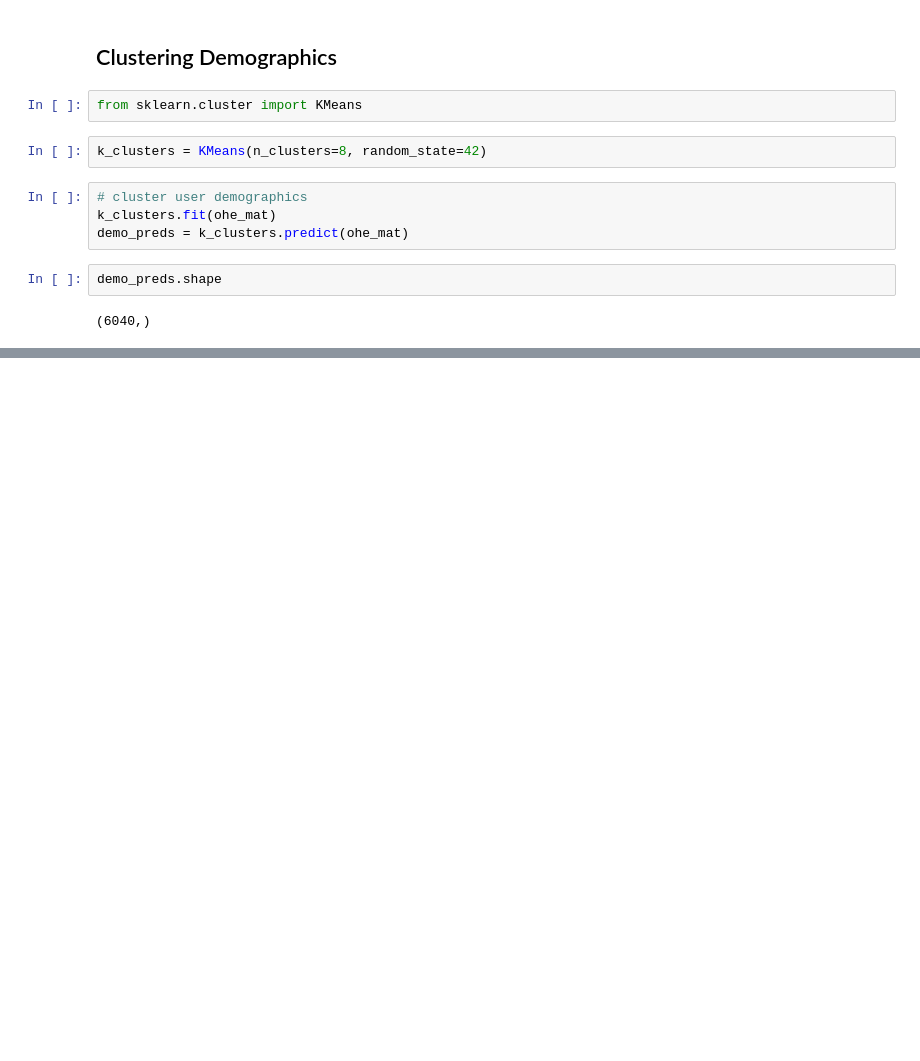
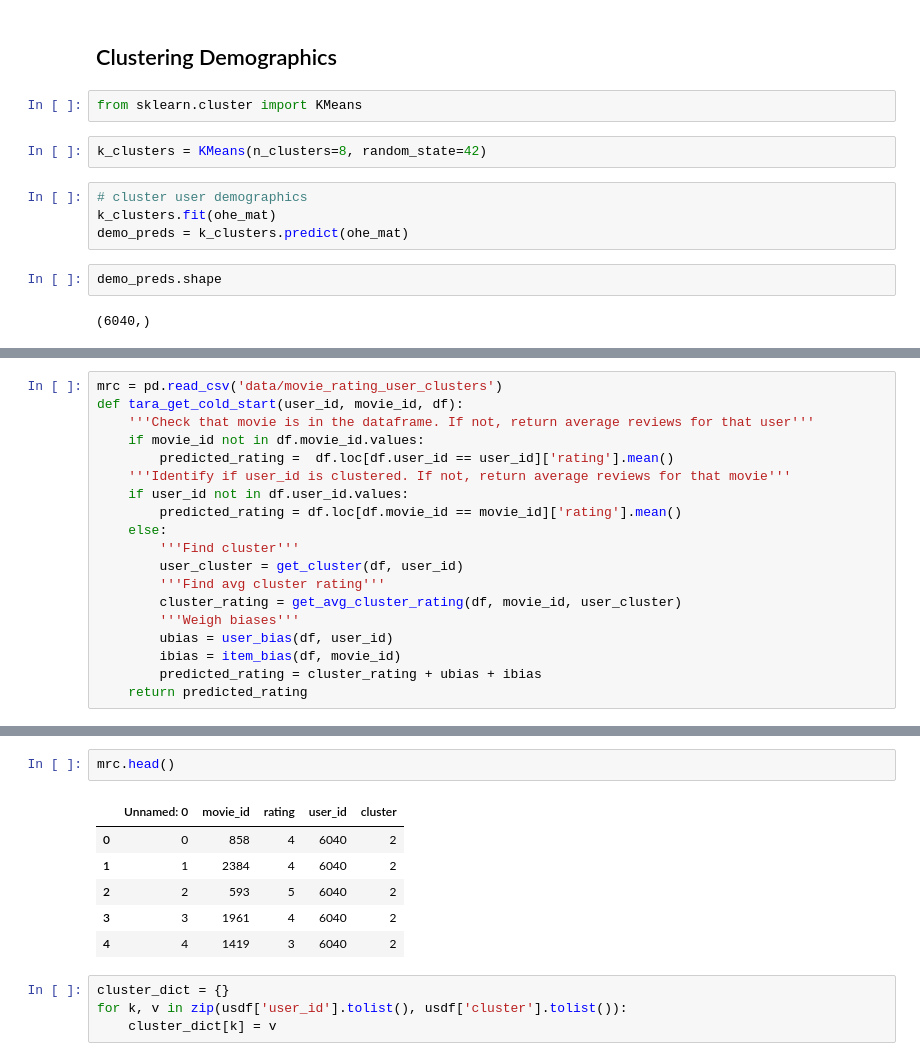
Before and after one commit to tsgreenwood-flatiron-data-science/recommendation-case-study, a Jupyter notebook: tara_eda.ipynb, the cells around one changed output, grey strips where cells are left out. Saved outputs shown, nothing was run; the diff lists cells and outputs as text; blank space fills up the shorter version.

```diff
--- a/tara_eda.ipynb
+++ b/tara_eda.ipynb
@@ -506,0 +439,19 @@ show(ratings_table)
+# %%
+mrc = pd.read_csv('data/movie_rating_user_clusters')
+def tara_get_cold_start(user_id, movie_id, df):
+    '''Check that movie is in the dataframe. If not, return average reviews for that user'''
+    if movie_id not in df.movie_id.values:
+        predicted_rating =  df.loc[df.user_id == user_id]['rating'].mean()
+    '''Identify if user_id is clustered. If not, return average reviews for that movie'''
+    if user_id not in df.user_id.values:
+        predicted_rating = df.loc[df.movie_id == movie_id]['rating'].mean()
+    else:
+        '''Find cluster'''
+        user_cluster = get_cluster(df, user_id)
+        '''Find avg cluster rating'''
+        cluster_rating = get_avg_cluster_rating(df, movie_id, user_cluster)
+        '''Weigh biases'''
+        ubias = user_bias(df, user_id)
+        ibias = item_bias(df, movie_id)
+        predicted_rating = cluster_rating + ubias + ibias
+    return predicted_rating
@@ -506,0 +467,13 @@ show(ratings_table)
+# %%
+mrc.head()
+# %% [output]
+|  | Unnamed: 0 | movie_id | rating | user_id | cluster |
+| 0 | 0 | 858 | 4 | 6040 | 2 |
+| 1 | 1 | 2384 | 4 | 6040 | 2 |
+| 2 | 2 | 593 | 5 | 6040 | 2 |
+| 3 | 3 | 1961 | 4 | 6040 | 2 |
+| 4 | 4 | 1419 | 3 | 6040 | 2 |
+# %%
+cluster_dict = {}
+for k, v in zip(usdf['user_id'].tolist(), usdf['cluster'].tolist()):
+    cluster_dict[k] = v
```
Also changed, not shown: parts of 72 cells of this notebook, 3 other files.
